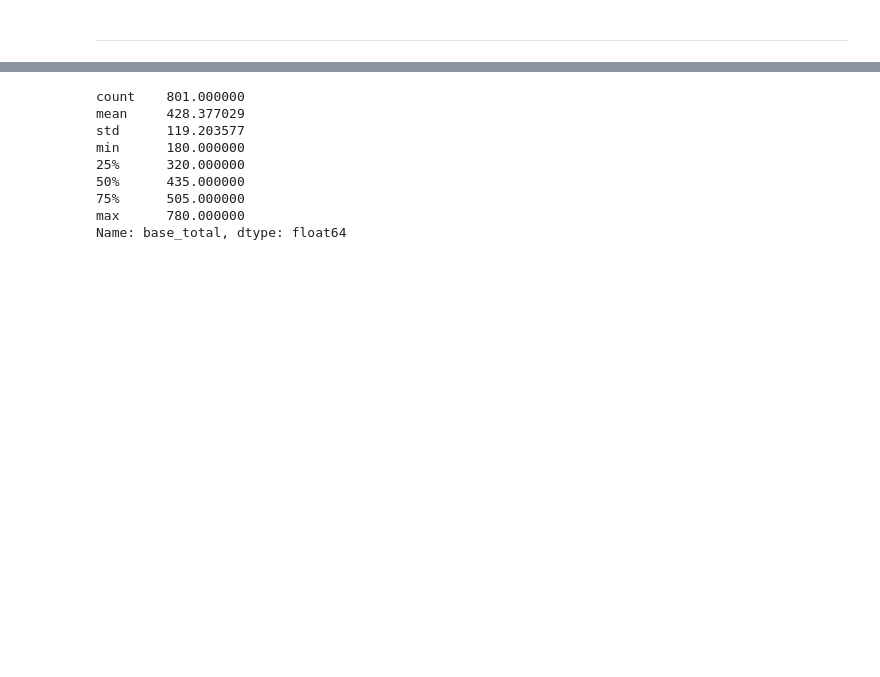
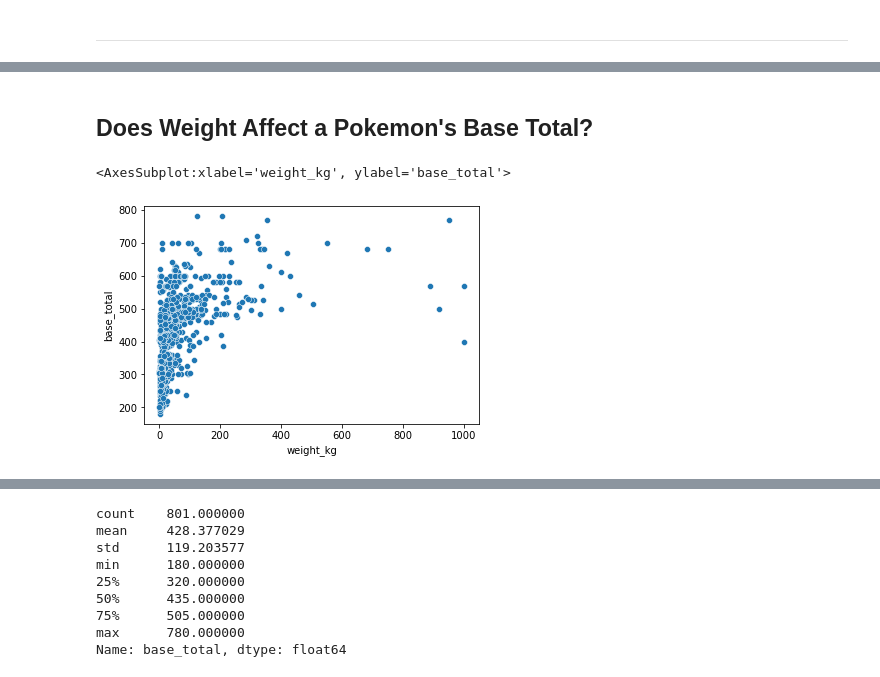
Before and after one commit to Larry-Holmes/individual-project, a Jupyter notebook: strategy_guide_1.ipynb, the cells around one changed output, grey strips where cells are left out. Saved outputs shown, nothing was run; the diff lists cells and outputs as text; code cells hidden in the pictures; blank space fills up the shorter version.

```diff
--- a/strategy_guide_1.ipynb
+++ b/strategy_guide_1.ipynb
@@ -79,21 +48,0 @@ df.percentage_male = df.percentage_male.fillna(-100.0)
-# %%
-df.weight_kg[df.index == 'Rattata'] = 3.5
-df.weight_kg[df.index == 'Raticate'] = 18.5
-df.weight_kg[df.index == 'Raichu'] = 30
-df.weight_kg[df.index == 'Sandshrew'] = 12
-df.weight_kg[df.index == 'Sandslash'] = 29.5
-df.weight_kg[df.index == 'Vulpix'] = 9.9
-df.weight_kg[df.index == 'Ninetales'] = 19.9
-df.weight_kg[df.index == 'Diglett'] = 0.8
-df.weight_kg[df.index == 'Dugtrio'] = 33.3
-df.weight_kg[df.index == 'Meowth'] = 7.5
-df.weight_kg[df.index == 'Persian'] = 32
-df.weight_kg[df.index == 'Geodude'] = 20
-df.weight_kg[df.index == 'Graveler'] = 105
-df.weight_kg[df.index == 'Golem'] = 300
-df.weight_kg[df.index == 'Grimer'] = 30
-df.weight_kg[df.index == 'Muk'] = 30
-df.weight_kg[df.index == 'Exeggutor'] = 120
-df.weight_kg[df.index == 'Marowak'] = 45
-df.weight_kg[df.index == 'Hoopa'] = 9
-df.weight_kg[df.index == 'Lycanroc'] = 25
@@ -176,0 +155,7 @@ df.head()
+# %% [markdown]
+## Does Weight Affect a Pokemon's Base Total?
+# %%
+sns.scatterplot(data=df, x=df.weight_kg, y=df.base_total)
+# %% [output]
+<AxesSubplot:xlabel='weight_kg', ylabel='base_total'>
+[figure, added]
```
Also changed, not shown: parts of 41 cells of this notebook.
